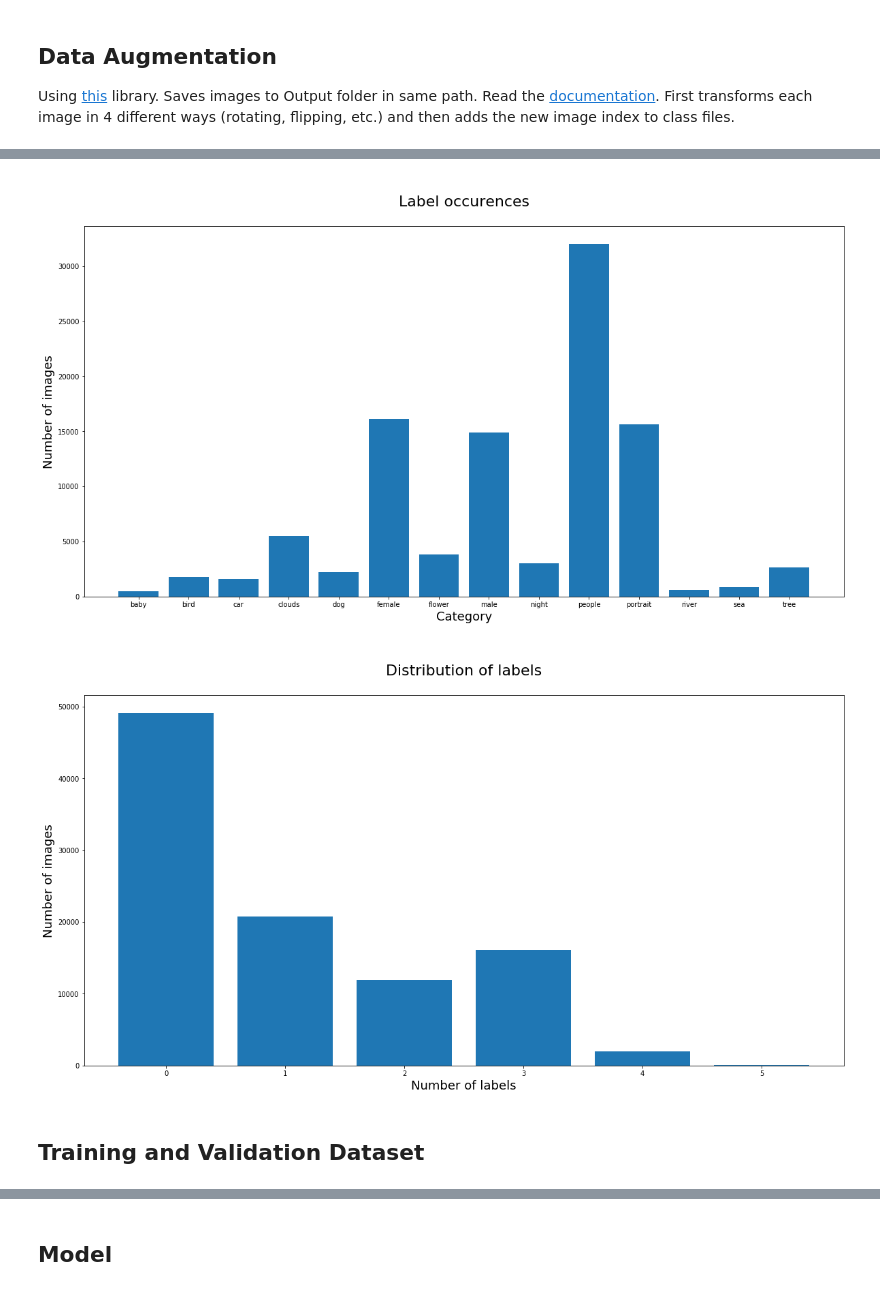
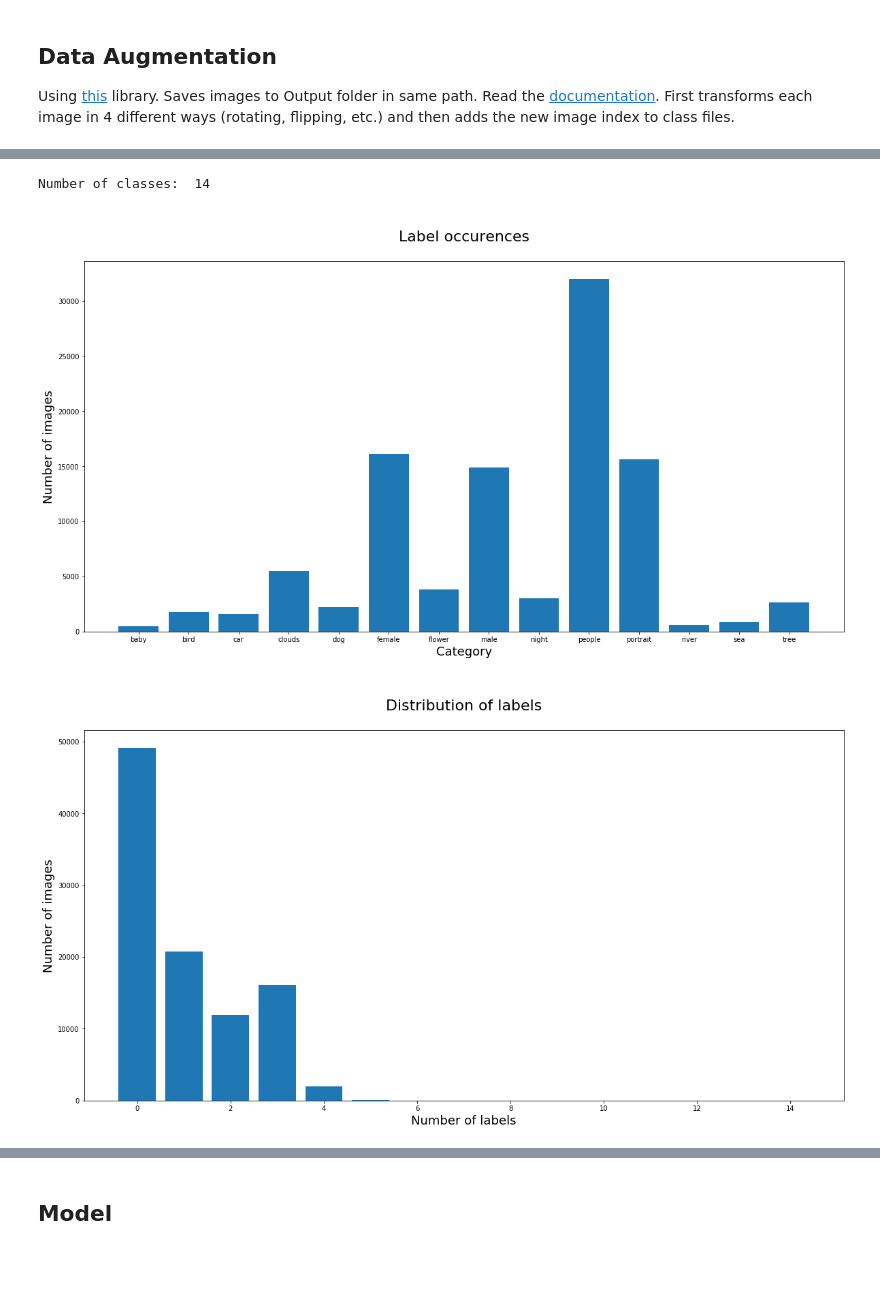
Before and after one commit to Maiykol/helsinki_dl_project, a Jupyter notebook: image_project.ipynb, the cells around one changed output, grey strips where cells are left out. Drawn from its saved outputs; the diff is of its cells as text; code cells hidden in the pictures; blank space fills up the shorter version.

Commit message:
adjust undersampling, plot all metrics and cleanup code

```diff
--- a/image_project.ipynb
+++ b/image_project.ipynb
@@ -79,16 +129,23 @@ Each annotation file is a simple text file that lists the images that depict tha
 Using [this](https://github.com/mdbloice/Augmentor) library. Saves images to Output folder in same path. Read the [documentation](https://augmentor.readthedocs.io/).
 First transforms each image in 4 different ways (rotating, flipping, etc.) and then adds the new image index to class files.
 # %%
-if len(os.listdir(train_path_images)) < 100000:
+if PRE_AUGMENTATION and len(os.listdir(train_path_images)) < 100000:
 
     import Augmentor
 
-    def rename_and_move(trainings_path, output, incrementer):
+    def rename_and_move(train_path_images, output, incrementer):
+        """ Moves the images from the output folder to the images folder.
+            Renames the images in the known format (see 'Get the Data') with ascending index.
+
+            train_path_images -- path to folder containing the images used for training
+            output -- name of output folder where augmented images are stored
+            incrementer -- current index of the last image in the train images folder
+        """
         train_path_images_output = os.path.join(train_path_images, output)
 
         for file in os.listdir(train_path_images_output):
             # increment number for annotation file and generate new name
-            new_file_name = "im" + str(int(file[18:file.index(".")]) + i) + ".jpg"
+            new_file_name = "im" + str(int(file[18:file.index(".")]) + incrementer) + ".jpg"
             # rename (and move)
             os.rename(os.path.join(train_path_images_output, file),
                       os.path.join(train_path_images, new_file_name))
@@ -101,33 +158,26 @@ if len(os.listdir(train_path_images)) < 100000:
 
     p.flip_left_right(1.0) # flip with prob 1
     p.process()
-
-    rename_and_move(train_path, "output", i)
+    rename_and_move(train_path_images, "output", i)
     i += 20000
 
     p.flip_top_bottom(1.0) # flip with prob 1
     p.process()
-
-
-    rename_and_move(train_path, "output", i)
+    rename_and_move(train_path_images, "output", i)
     i += 20000
 
-    #p.invert(1) # invert image with prob 1
 
     p.random_erasing(1.0, 0.25) # erase 25% of image with prob 1
     p.process()
-
-    rename_and_move(train_path, "output", i)
+    rename_and_move(train_path_images, "output", i)
     i += 20000
 
     p.rotate_without_crop(1.0, 180, 180) # rotate image between -180 ° and 180° wtih no expanding or colorfilling
     p.process()
-
-    rename_and_move(train_path, "output", i)
+    rename_and_move(train_path_images, "output", i)
     i += 20000
 
     # duplicate annontations
-
     lines = []
     for file in os.listdir(train_path_annotations):
         # read all lines per file, can't read and write to file at the same time
@@ -162,33 +215,35 @@ for file_index, file in enumerate(annotation_files):
             # set class in label
             annotations[img_id][file_index] = 1
 
-
-# TODO: fix wrong labels? (e.g. male, female have to be people)
+print('Number of classes: ', NUM_CATEGORIES)
+# %% [output]
+Number of classes:  14
 # %%
 def plot_label_distr(labels):
+    """ Plots the label occurences and distribution of a dataset.
+
+        labels -- dictionary containing the labels of the dataset to be analyzed
+    """
     label_values = list(labels.values())
 
     plt.figure(figsize=(20,10))
     plt.bar(categories.values(), np.sum(label_values, 0))
     plt.title("\nLabel occurences\n", fontsize=22)
     plt.xlabel("Category", fontsize=18)
     plt.ylabel("Number of images", fontsize=18)
     plt.show()
 
-    num_annos = list(np.sum(label_values, 1))
-    count_num_annos = [num_annos.count(i) for i in range(NUM_CATEGORIES + 1)]
-    biggest_num_annos = count_num_annos.index(0)
+    num_annos = list(np.sum(label_values, 1)) # number of annotations for each image
+    count_num_annos = [num_annos.count(i) for i in range(NUM_CATEGORIES + 1)] # group num_annos
 
     plt.figure(figsize=(20,10))
-    plt.bar(range(biggest_num_annos), count_num_annos[:biggest_num_annos])
+    plt.bar(range(len(count_num_annos)), count_num_annos)
     plt.title("\nDistribution of labels\n", fontsize=22)
     plt.xlabel("Number of labels", fontsize=18)
     plt.ylabel("Number of images", fontsize=18)
     plt.show()
 
 plot_label_distr(annotations)
 # %% [output]
 [figure]
-[figure, old version]
+[figure, new version]
-# %% [markdown]
-## Training and Validation Dataset
```
Also changed, not shown: parts of 32 cells of this notebook.
